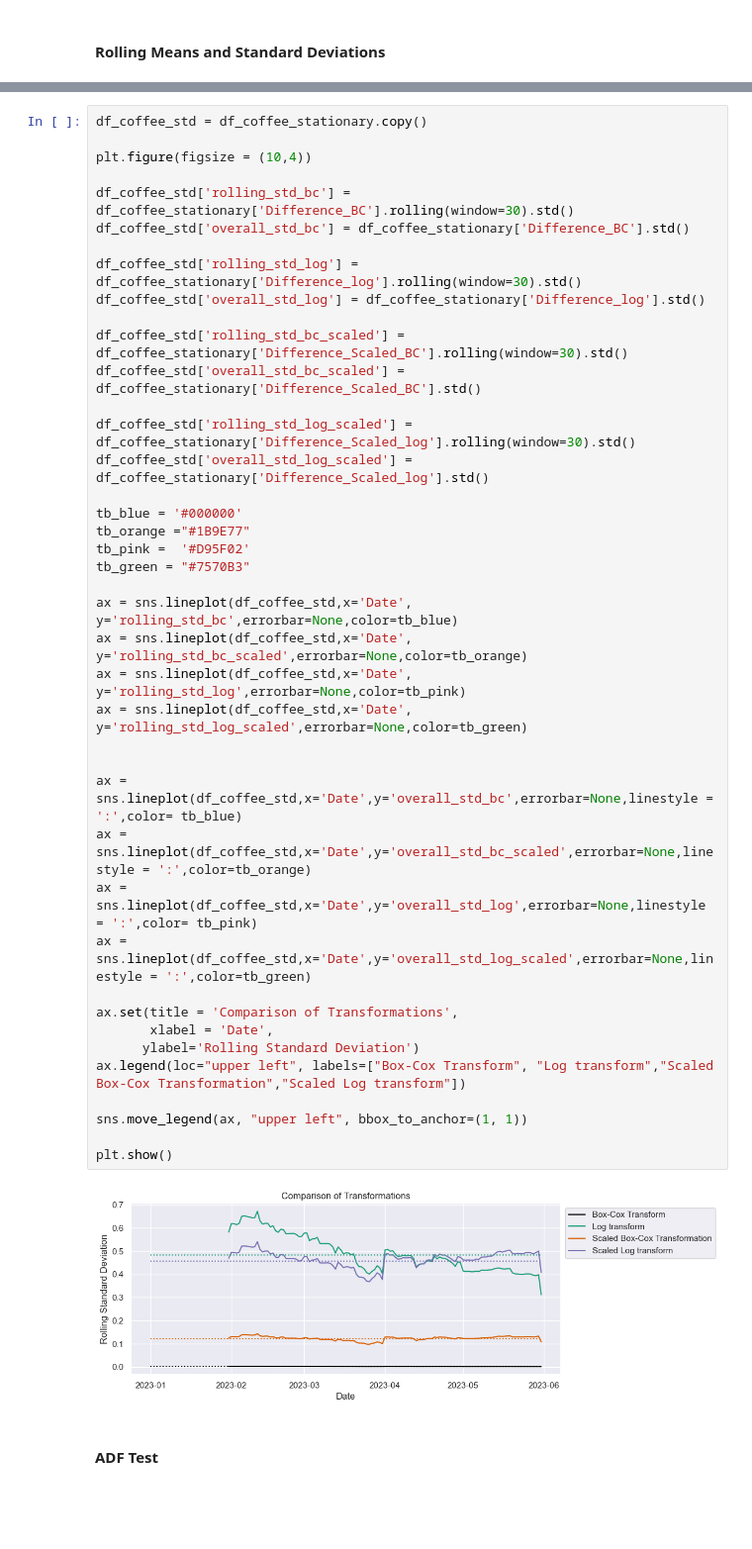
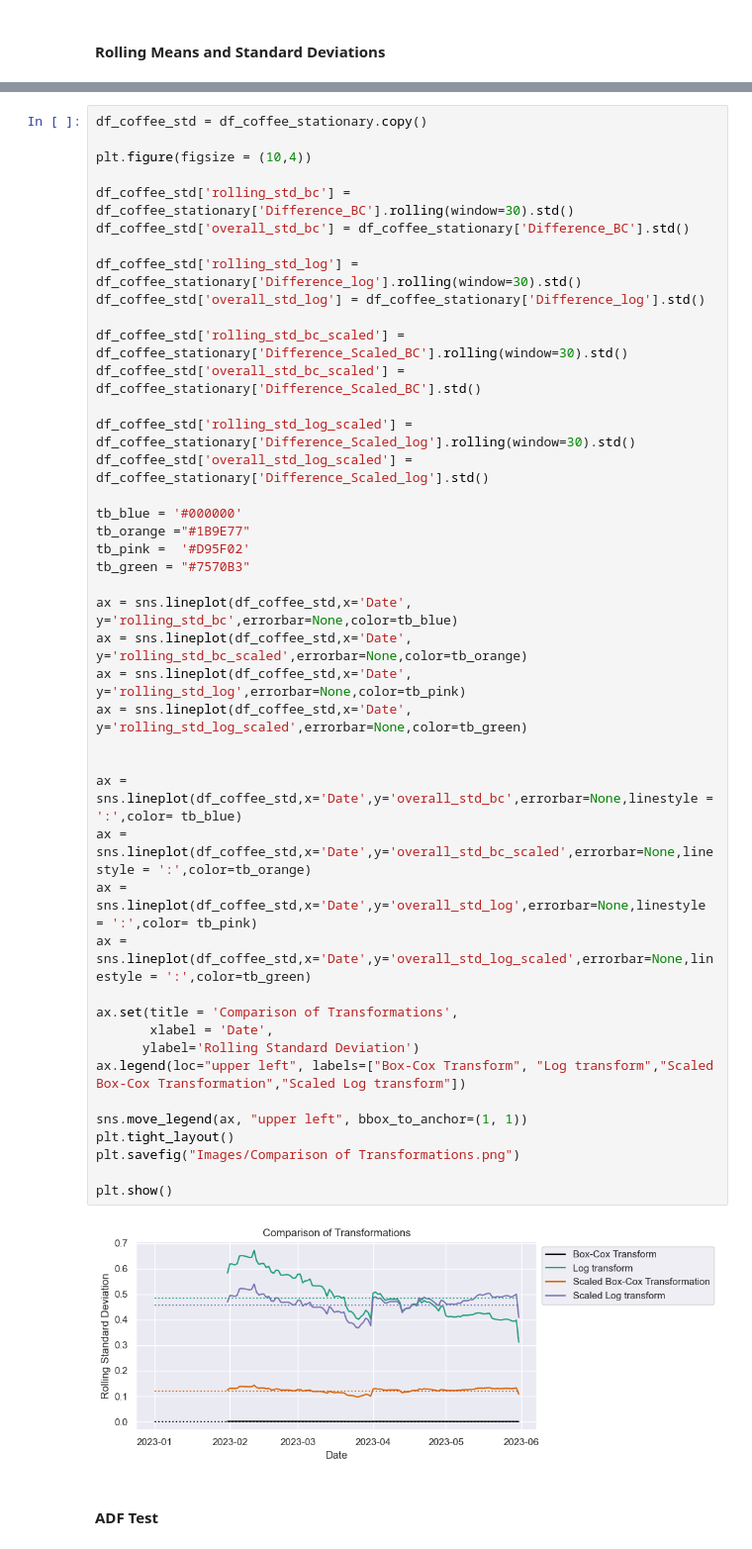
Before and after one commit to Murphysics1/masters_capstone, a Jupyter notebook: Data_EDA_and_Prep.ipynb, the cells around one changed output, grey strips where cells are left out. Shown at 99% size. Cells and saved outputs as stored; diff of their text form; blank space fills up the shorter version.

Commit message:
Cleaned work area, saved images, prepared for Coffee Model development

```diff
--- a/Data_EDA_and_Prep.ipynb
+++ b/Data_EDA_and_Prep.ipynb
@@ -169,34 +168,36 @@ df_coffee_std['rolling_std_bc_scaled'] = df_coffee_stationary['Difference_Scaled
 df_coffee_std['overall_std_bc_scaled'] = df_coffee_stationary['Difference_Scaled_BC'].std()
 
 df_coffee_std['rolling_std_log_scaled'] = df_coffee_stationary['Difference_Scaled_log'].rolling(window=30).std()
 df_coffee_std['overall_std_log_scaled'] = df_coffee_stationary['Difference_Scaled_log'].std()
 
 tb_blue = '#000000'
 tb_orange ="#1B9E77"
 tb_pink =  '#D95F02'
 tb_green = "#7570B3"
 
 ax = sns.lineplot(df_coffee_std,x='Date', y='rolling_std_bc',errorbar=None,color=tb_blue)
 ax = sns.lineplot(df_coffee_std,x='Date', y='rolling_std_bc_scaled',errorbar=None,color=tb_orange)
 ax = sns.lineplot(df_coffee_std,x='Date', y='rolling_std_log',errorbar=None,color=tb_pink)
 ax = sns.lineplot(df_coffee_std,x='Date', y='rolling_std_log_scaled',errorbar=None,color=tb_green)
 
 
 ax = sns.lineplot(df_coffee_std,x='Date',y='overall_std_bc',errorbar=None,linestyle = ':',color= tb_blue)
 ax = sns.lineplot(df_coffee_std,x='Date',y='overall_std_bc_scaled',errorbar=None,linestyle = ':',color=tb_orange)
 ax = sns.lineplot(df_coffee_std,x='Date',y='overall_std_log',errorbar=None,linestyle = ':',color= tb_pink)
 ax = sns.lineplot(df_coffee_std,x='Date',y='overall_std_log_scaled',errorbar=None,linestyle = ':',color=tb_green)
 
 ax.set(title = 'Comparison of Transformations',
        xlabel = 'Date',
       ylabel='Rolling Standard Deviation')
 ax.legend(loc="upper left", labels=["Box-Cox Transform", "Log transform","Scaled Box-Cox Transformation","Scaled Log transform"])
 
 sns.move_legend(ax, "upper left", bbox_to_anchor=(1, 1))
+plt.tight_layout()
+plt.savefig("Images/Comparison of Transformations.png")
 
 plt.show()
 # %% [output]
-[figure, old version]
+[figure, new version]
 # %% [markdown]
 #### ADF Test
 # %%
```
Also changed, not shown: parts of 9 cells of this notebook, 3 other files.
